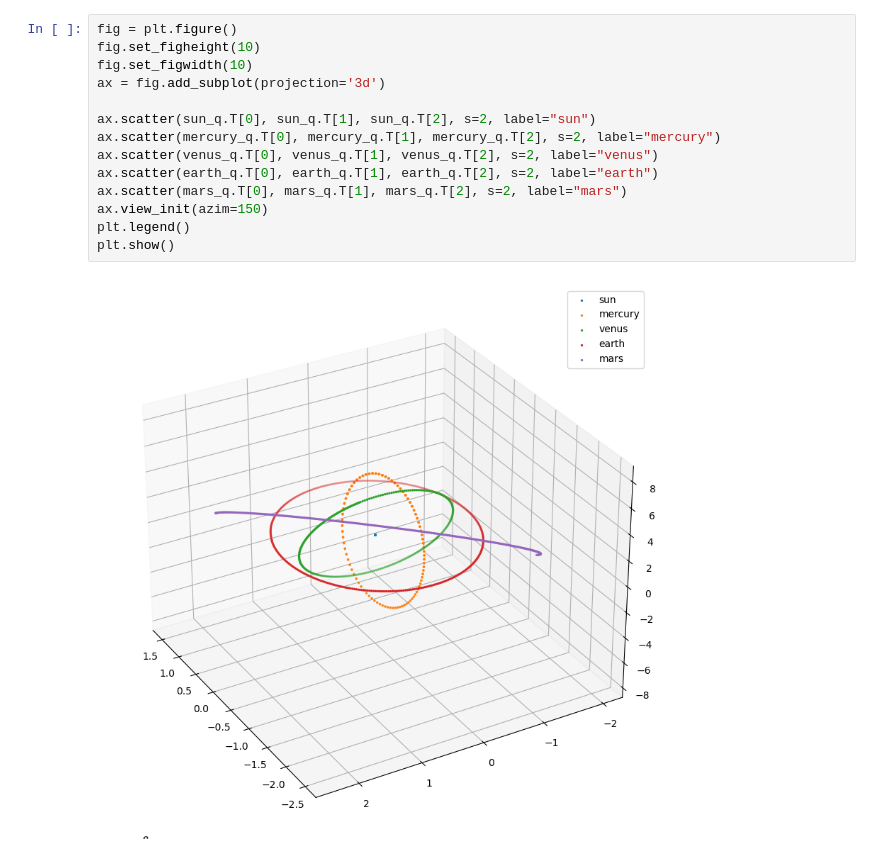
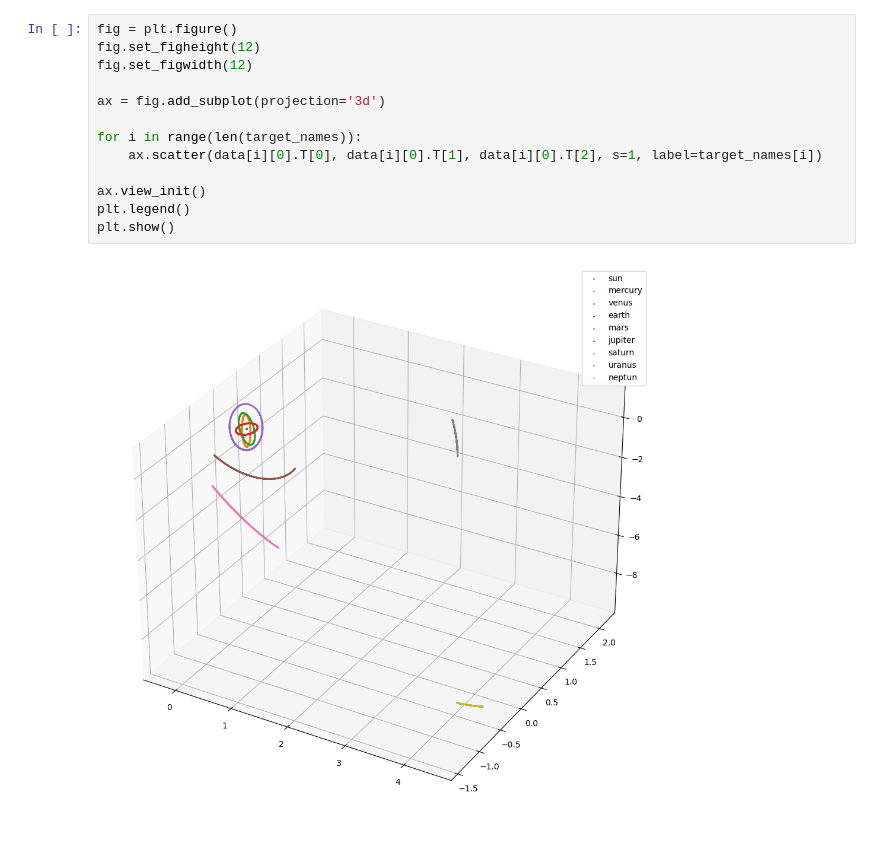
Before and after one commit to bGuenes/Scientific_ML_seminar, a Jupyter notebook: solar_hnn.ipynb, the cells around one changed output. Saved outputs shown, nothing was run; the diff lists cells and outputs as text.

```diff
--- a/solar_hnn.ipynb
+++ b/solar_hnn.ipynb
@@ -52,16 +87,15 @@ Text(0.5, 0.98, 'Phase spaces')
-# %%
-fig = plt.figure()
-fig.set_figheight(10)
-fig.set_figwidth(10)
-ax = fig.add_subplot(projection='3d')
-
-ax.scatter(sun_q.T[0], sun_q.T[1], sun_q.T[2], s=2, label="sun")
-ax.scatter(mercury_q.T[0], mercury_q.T[1], mercury_q.T[2], s=2, label="mercury")
-ax.scatter(venus_q.T[0], venus_q.T[1], venus_q.T[2], s=2, label="venus")
-ax.scatter(earth_q.T[0], earth_q.T[1], earth_q.T[2], s=2, label="earth")
-ax.scatter(mars_q.T[0], mars_q.T[1], mars_q.T[2], s=2, label="mars")
-ax.view_init(azim=150)
-plt.legend()
-plt.show()
-# %% [output]
-[figure, removed]
+# %%
+fig = plt.figure()
+fig.set_figheight(12)
+fig.set_figwidth(12)
+
+ax = fig.add_subplot(projection='3d')
+
+for i in range(len(target_names)):
+    ax.scatter(data[i][0].T[0], data[i][0].T[1], data[i][0].T[2], s=1, label=target_names[i])
+
+ax.view_init()
+plt.legend()
+plt.show()
+# %% [output]
+[figure, added]
```
Also changed, not shown: parts of 8 cells of this notebook, 1 other file.
